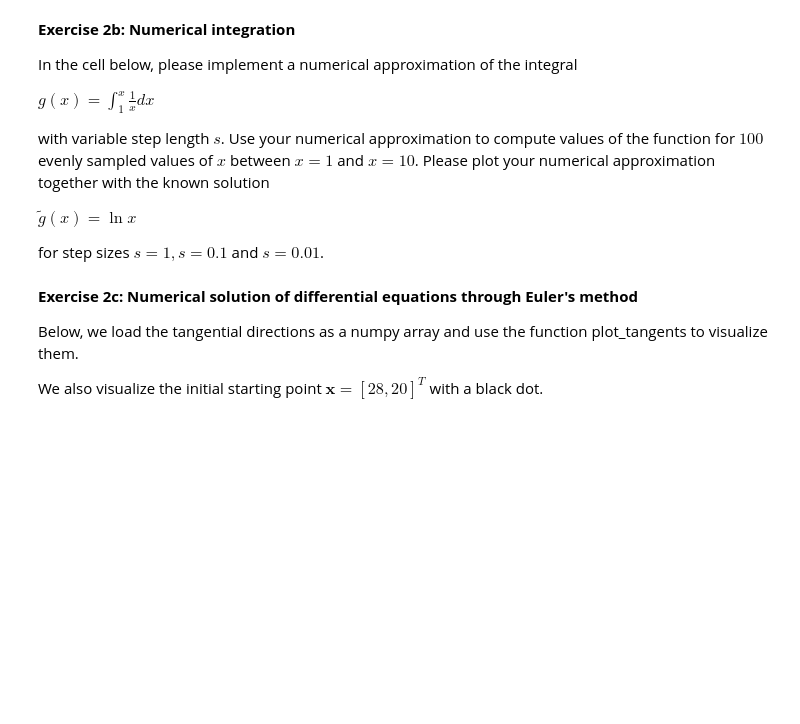
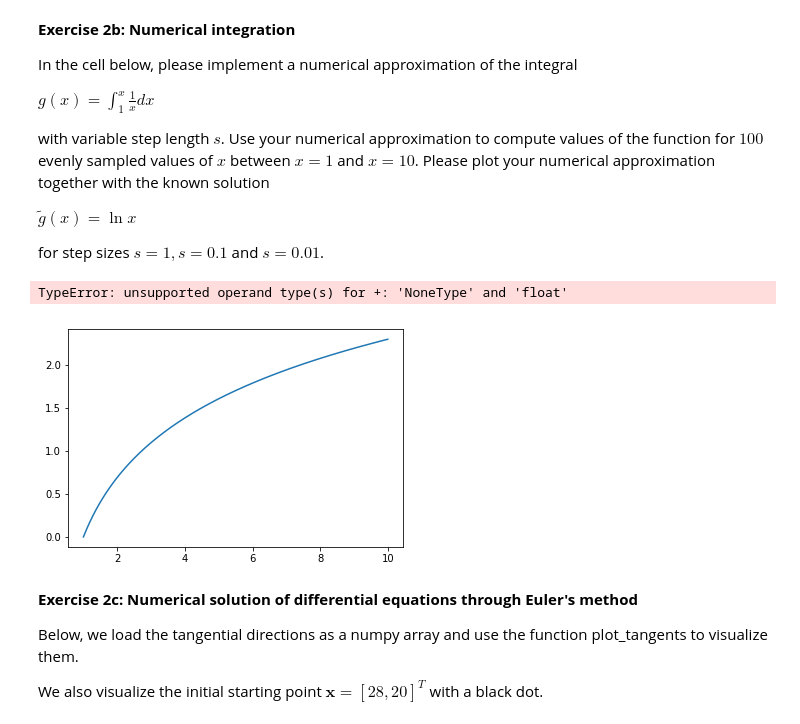
Before and after one commit to Cavtheman/skolearbejde, a Jupyter notebook: MASD/exam/template/integration.ipynb, the cells around one changed output. Saved outputs shown, nothing was run; the diff lists cells and outputs as text; code cells hidden in the pictures; blank space fills up the shorter version.

```diff
--- a/MASD/exam/template/integration.ipynb
+++ b/MASD/exam/template/integration.ipynb
@@ -23,6 +23,28 @@ for $100$ evenly sampled values of $x$ between $x=1$ and $x=10$. Please plot you
 $\tilde{g}(x) = \ln x$
 
 for step sizes $s=1, s=0.1$ and $s=0.01$.
+# %%
+samples = np.arange(1.0, 10.0, 0.01)
+
+def integrate(x, s):
+    retVal = [None] * len(x)
+    for i in range(0,len(x),(int)(s*100)):
+        if (i > 1):
+            retVal[i] = retVal[i]+(1/x[i])*s
+        else:
+            retVal[i] = (1/x[i])*s
+    return retVal
+
+#print(integrate(1,samples))
+#print(len(integrate(1, samples)))
+
+plt.plot(samples, np.log(samples), label='ln')
+plt.plot(samples, integrate(samples, 0.1), label='1/x')
+
+plt.legend()
+# %% [output]
+TypeError: unsupported operand type(s) for +: 'NoneType' and 'float'
+[figure, added]
 # %% [markdown]
 **Exercise 2c: Numerical solution of differential equations through Euler's method**
 
```
Also changed, not shown: 15 other files.
